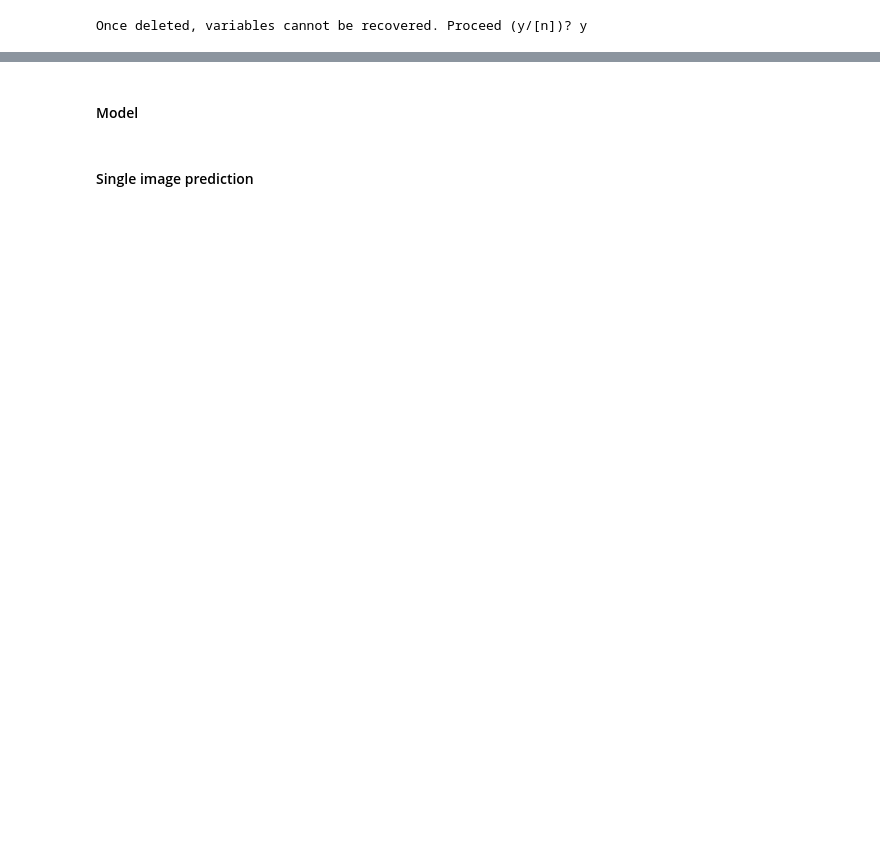
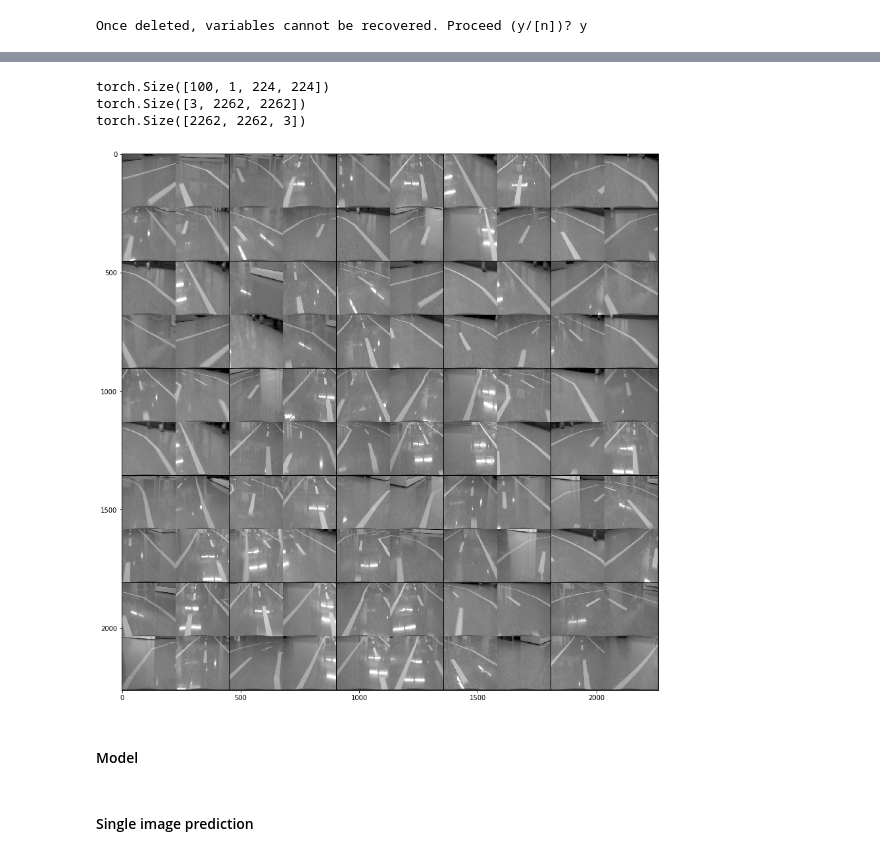
Before and after one commit to rishabh06sharma/Jetracer_DL, a Jupyter notebook: main.ipynb, the cells around one changed output, grey strips where cells are left out. Cells and saved outputs as stored; diff of their text form; code cells hidden in the pictures; blank space fills up the shorter version.

```diff
--- a/main.ipynb
+++ b/main.ipynb
@@ -114,13 +83,23 @@ print(t_label)
 # %%
 batch=next(iter(train_d_loader))
 images,labels=batch
-images=images.reshape(1000,1,images.shape[3],images.shape[3])
+images=images.reshape(100,1,images.shape[3],images.shape[3])
 img_shape=images[0][0].shape
-sample,sample_l=images[0][0],labels[0]
+sample=images[0][0]
+print((images.shape))
 grid=torchvision.utils.make_grid(images,nrow=10)
-# plt.figure(figsize=(15,15))
-# plt.imshow(np.transpose(grid,(1,2,0)))
-# print("Label")
+# tb.add_image("images",grid)
+# tb.add_graph(Nnet,images)
+if images.shape[0]<=100:
+    plt.figure(figsize=(15,15))
+    plt.imshow(np.transpose(grid,(1,2,0)))
+    print(grid.shape)
+    print(np.transpose(grid,(1,2,0)).shape)
+# %% [output]
+torch.Size([100, 1, 224, 224])
+torch.Size([3, 2262, 2262])
+torch.Size([2262, 2262, 3])
+[figure, added]
 # %% [markdown]
 #### Model
 # %%
```
Also changed, not shown: parts of 43 cells of this notebook, 8 other files.
